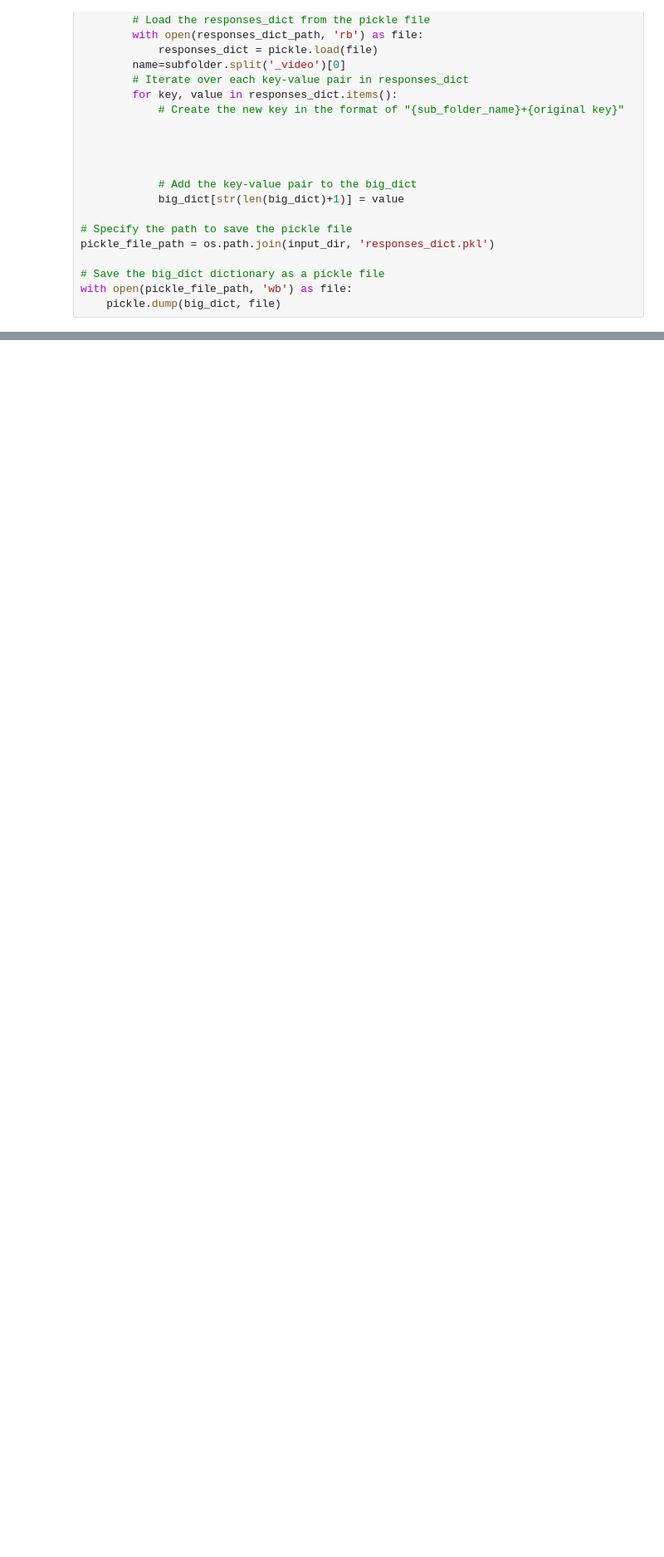
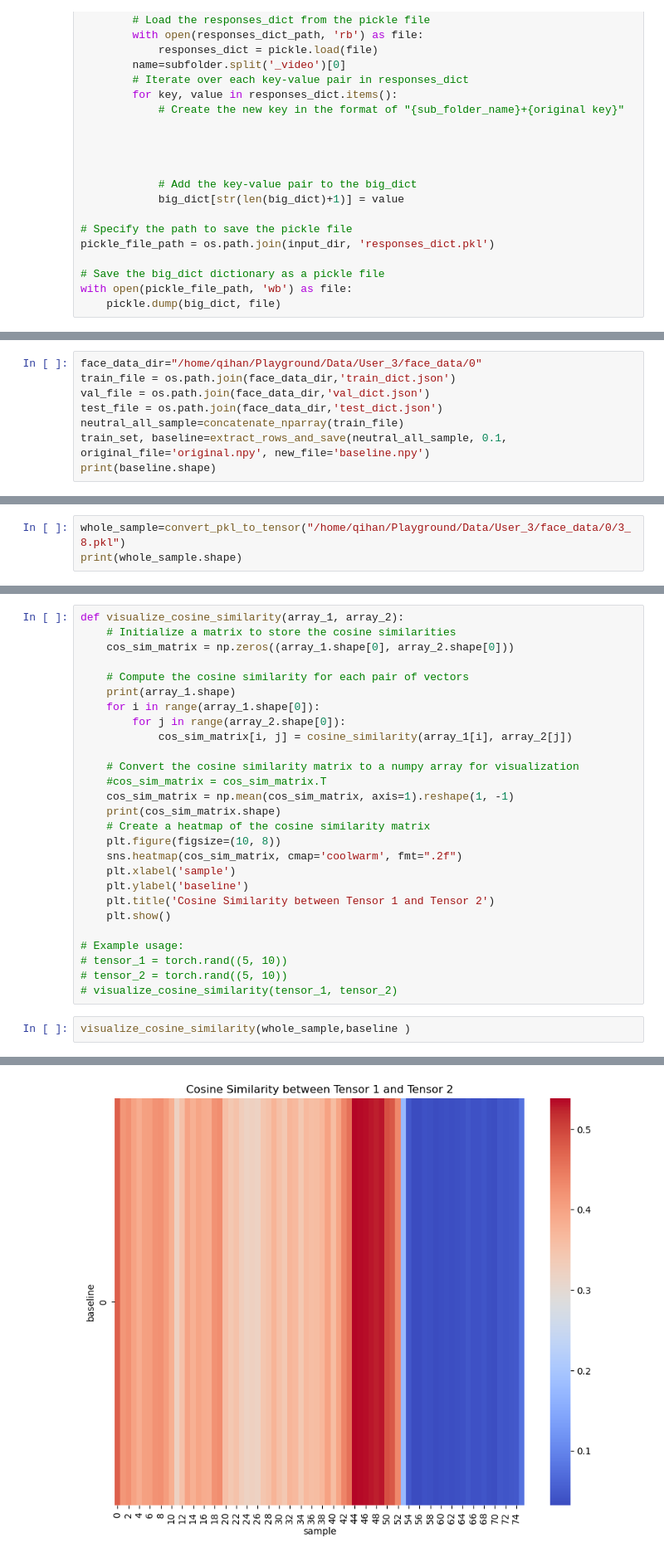
Before and after one commit to gaoqihan/HRI_error_detector, a Jupyter notebook: src/Playground/face_analyzer.ipynb, the cells around one changed output, grey strips where cells are left out. Shown at 83% size. Cells and saved outputs as stored; diff of their text form; blank space fills up the shorter version.

```diff
--- a/src/Playground/face_analyzer.ipynb
+++ b/src/Playground/face_analyzer.ipynb
@@ -304,0 +479,8 @@ Index replacement completed.
+# %%
+face_data_dir="/home/qihan/Playground/Data/User_3/face_data/0"
+train_file = os.path.join(face_data_dir,'train_dict.json')
+val_file = os.path.join(face_data_dir,'val_dict.json')
+test_file = os.path.join(face_data_dir,'test_dict.json')
+neutral_all_sample=concatenate_nparray(train_file)
+train_set, baseline=extract_rows_and_save(neutral_all_sample, 0.1, original_file='original.npy', new_file='baseline.npy')
+print(baseline.shape)
@@ -304,0 +509,3 @@ Index replacement completed.
+# %%
+whole_sample=convert_pkl_to_tensor("/home/qihan/Playground/Data/User_3/face_data/0/3_8.pkl")
+print(whole_sample.shape)
@@ -304,0 +516,30 @@ Index replacement completed.
+# %%
+def visualize_cosine_similarity(array_1, array_2):
+    # Initialize a matrix to store the cosine similarities
+    cos_sim_matrix = np.zeros((array_1.shape[0], array_2.shape[0]))
+
+    # Compute the cosine similarity for each pair of vectors
+    print(array_1.shape)
+    for i in range(array_1.shape[0]):
+        for j in range(array_2.shape[0]):
+            cos_sim_matrix[i, j] = cosine_similarity(array_1[i], array_2[j])
+
+    # Convert the cosine similarity matrix to a numpy array for visualization
+    #cos_sim_matrix = cos_sim_matrix.T
+    cos_sim_matrix = np.mean(cos_sim_matrix, axis=1).reshape(1, -1)
+    print(cos_sim_matrix.shape)
+    # Create a heatmap of the cosine similarity matrix
+    plt.figure(figsize=(10, 8))
+    sns.heatmap(cos_sim_matrix, cmap='coolwarm', fmt=".2f")
+    plt.xlabel('sample')
+    plt.ylabel('baseline')
+    plt.title('Cosine Similarity between Tensor 1 and Tensor 2')
+    plt.show()
+
+# Example usage:
+# tensor_1 = torch.rand((5, 10))
+# tensor_2 = torch.rand((5, 10))
+# visualize_cosine_similarity(tensor_1, tensor_2)
+# %%
+visualize_cosine_similarity(whole_sample,baseline )
+# %% [output]
@@ -304,0 +548 @@ Index replacement completed.
+[figure, added]
```
Also changed, not shown: parts of 26 cells of this notebook, 6 other files.
